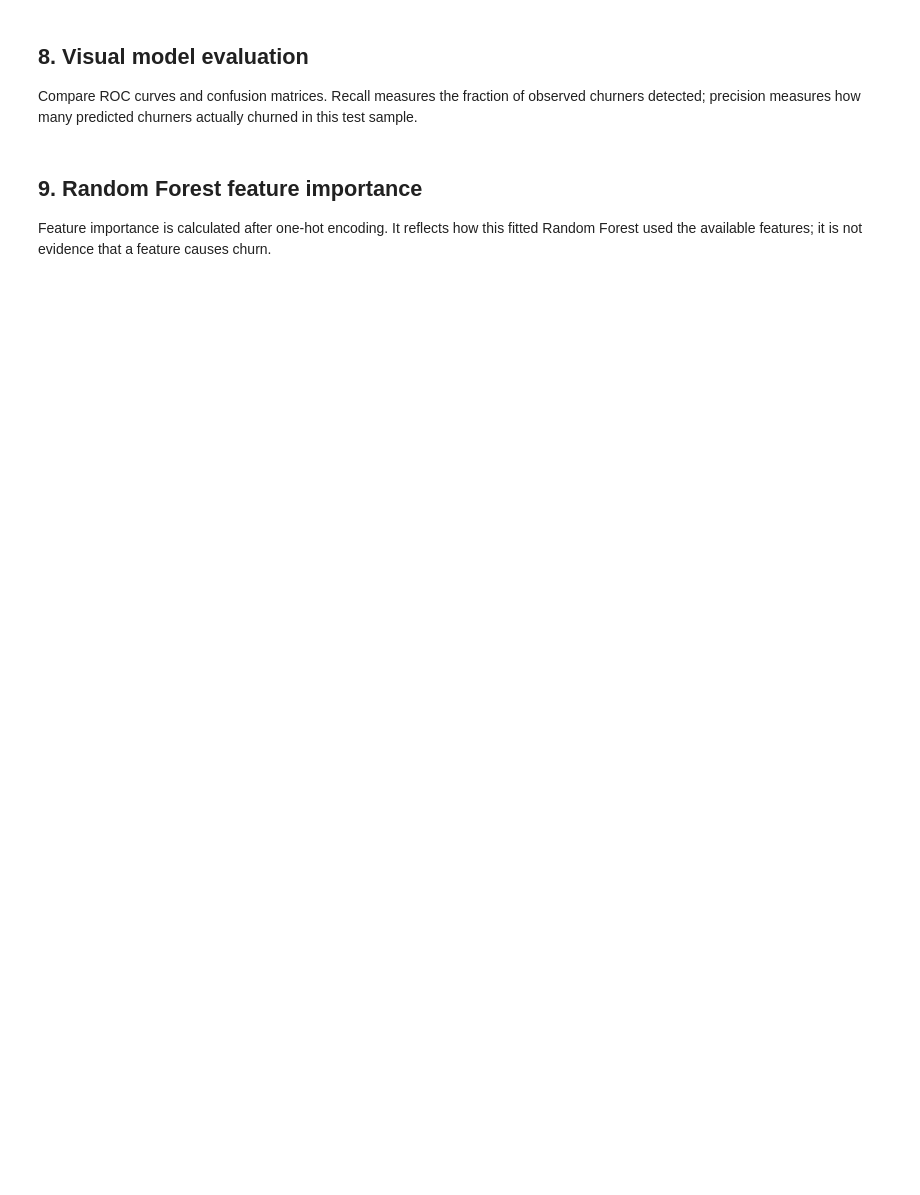
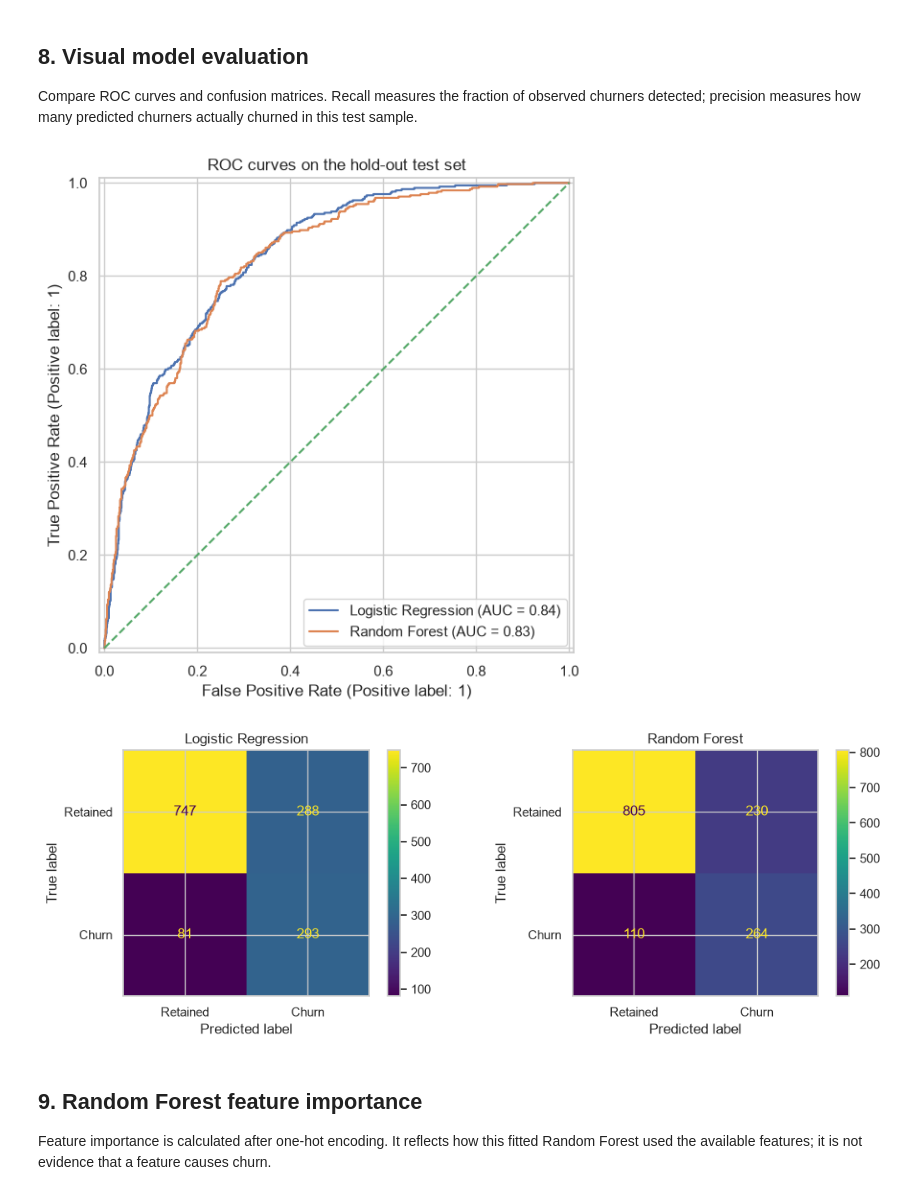
Before and after one commit to protik-deb/customer-churn-prediction, a Jupyter notebook: notebooks/customer_churn_analysis.ipynb, the cells around one changed output. Cells and saved outputs as stored; diff of their text form; code cells hidden in the pictures; blank space fills up the shorter version.

```diff
--- a/notebooks/customer_churn_analysis.ipynb
+++ b/notebooks/customer_churn_analysis.ipynb
@@ -134,7 +342,25 @@ models = {    "Logistic Regression": Pipeline(steps=[        ("preprocess", make
 
 Compare ROC curves and confusion matrices. Recall measures the fraction of observed churners detected; precision measures how many predicted churners actually churned in this test sample.
 # %%
-fig, ax = plt.subplots(figsize=(7, 6))for name, model in fitted_models.items():    RocCurveDisplay.from_estimator(model, X_test, y_test, name=name, ax=ax)ax.plot([0, 1], [0, 1], linestyle="--", label="Random baseline")ax.set_title("ROC curves on the hold-out test set")plt.tight_layout()plt.show()fig, axes = plt.subplots(1, len(fitted_models), figsize=(11, 4))for ax, (name, model) in zip(axes, fitted_models.items()):    ConfusionMatrixDisplay.from_estimator(        model, X_test, y_test, display_labels=["Retained", "Churn"], ax=ax    )    ax.set_title(name)plt.tight_layout()plt.show()
+fig, ax = plt.subplots(figsize=(7, 6))
+for name, model in fitted_models.items():
+    RocCurveDisplay.from_estimator(model, X_test, y_test, name=name, ax=ax)
+ax.plot([0, 1], [0, 1], linestyle="--", label="Random baseline")
+ax.set_title("ROC curves on the hold-out test set")
+plt.tight_layout()
+plt.show()
+
+fig, axes = plt.subplots(1, len(fitted_models), figsize=(11, 4))
+for ax, (name, model) in zip(axes, fitted_models.items()):
+    ConfusionMatrixDisplay.from_estimator(
+        model, X_test, y_test, display_labels=["Retained", "Churn"], ax=ax
+    )
+    ax.set_title(name)
+plt.tight_layout()
+plt.show()
+# %% [output]
+[figure, added]
+[figure, added]
 # %% [markdown]
 ## 9. Random Forest feature importance
 
```
Also changed, not shown: parts of 10 cells of this notebook.
